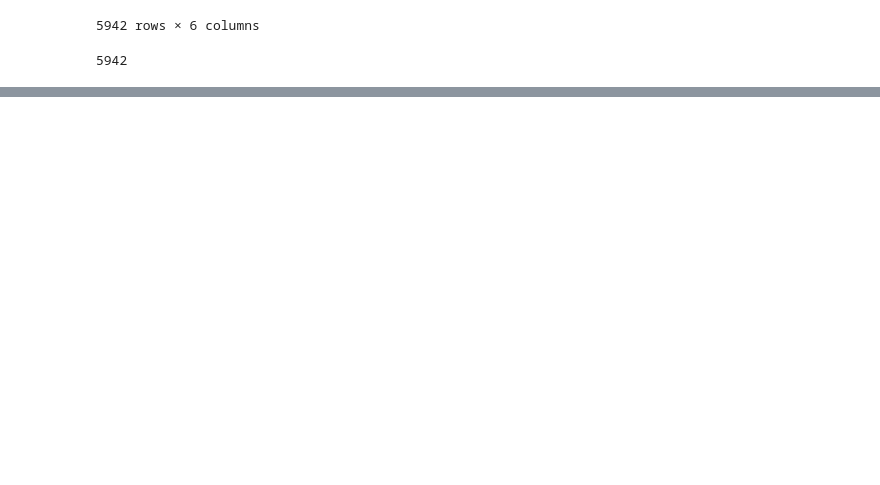
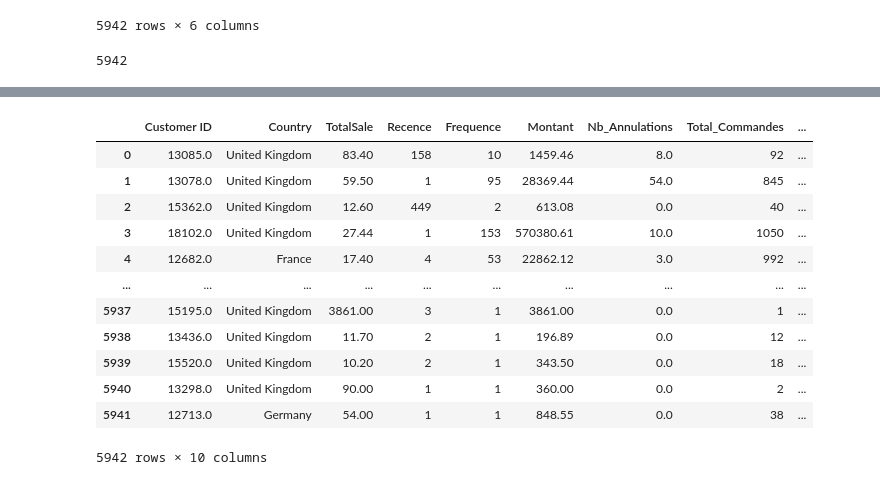
Before and after one commit to neevaiti/segmentation_client_simplon, a Jupyter notebook: rubic.ipynb, the cells around one changed output, grey strips where cells are left out. Cells and saved outputs as stored; diff of their text form; code cells hidden in the pictures; blank space fills up the shorter version.

```diff
--- a/rubic.ipynb
+++ b/rubic.ipynb
@@ -513,0 +504,14 @@ df_rfm.describe()
+# %%
+
+annulation_par_client = df[df['Quantity'] < 0].groupby('Customer ID').size()
+annulation_df = annulation_par_client.reset_index().rename(columns={0: 'Nb_Annulations'})
+
+total_commandes_par_client = df.groupby('Customer ID').size()
+total_commandes_df = total_commandes_par_client.reset_index().rename(columns={0: 'Total_Commandes'})
+
+df_rfm = df_rfm.merge(annulation_df, on='Customer ID', how='left')
+df_rfm = df_rfm.merge(total_commandes_df, on='Customer ID', how='left')
+
+df_rfm['Nb_Annulations'] = df_rfm['Nb_Annulations'].fillna(0)
+
+df_rfm
@@ -514,3 +532,28 @@ df_rfm.describe()
+# %%
+df['Montant_Annule'] = df['Price'] * df['Quantity'].apply(lambda x: -x if x < 0 else 0)
+montant_annule_par_client = df.groupby('Customer ID')['Montant_Annule'].sum()
+
+montant_annule_df = montant_annule_par_client.reset_index()
+df_rfm = df_rfm.merge(montant_annule_df, on='Customer ID', how='left')
+
+df_rfm['Montant_Annule'] = df_rfm['Montant_Annule'].fillna(0)
+df_rfm['Total_depense'] = df_rfm['Montant'] - df_rfm['Montant_Annule']
+
+df_rfm
+# %% [output]
+|  | Customer ID | Country | TotalSale | Recence | Frequence | Montant | Nb_Annulations | Total_Commandes | ... |
+| 0 | 13085.0 | United Kingdom | 83.40 | 158 | 10 | 1459.46 | 8.0 | 92 | ... |
+| 1 | 13078.0 | United Kingdom | 59.50 | 1 | 95 | 28369.44 | 54.0 | 845 | ... |
+| 2 | 15362.0 | United Kingdom | 12.60 | 449 | 2 | 613.08 | 0.0 | 40 | ... |
+| 3 | 18102.0 | United Kingdom | 27.44 | 1 | 153 | 570380.61 | 10.0 | 1050 | ... |
+| 4 | 12682.0 | France | 17.40 | 4 | 53 | 22862.12 | 3.0 | 992 | ... |
+| ... | ... | ... | ... | ... | ... | ... | ... | ... | ... |
+| 5937 | 15195.0 | United Kingdom | 3861.00 | 3 | 1 | 3861.00 | 0.0 | 1 | ... |
+| 5938 | 13436.0 | United Kingdom | 11.70 | 2 | 1 | 196.89 | 0.0 | 12 | ... |
+| 5939 | 15520.0 | United Kingdom | 10.20 | 2 | 1 | 343.50 | 0.0 | 18 | ... |
+| 5940 | 13298.0 | United Kingdom | 90.00 | 1 | 1 | 360.00 | 0.0 | 2 | ... |
+| 5941 | 12713.0 | Germany | 54.00 | 1 | 1 | 848.55 | 0.0 | 38 | ... |
+5942 rows × 10 columns
 # %%
 df_rfm.to_csv('seg_rfm.csv', index=False)
 # %%
```
Also changed, not shown: parts of 8 cells of this notebook, 2 other files.
